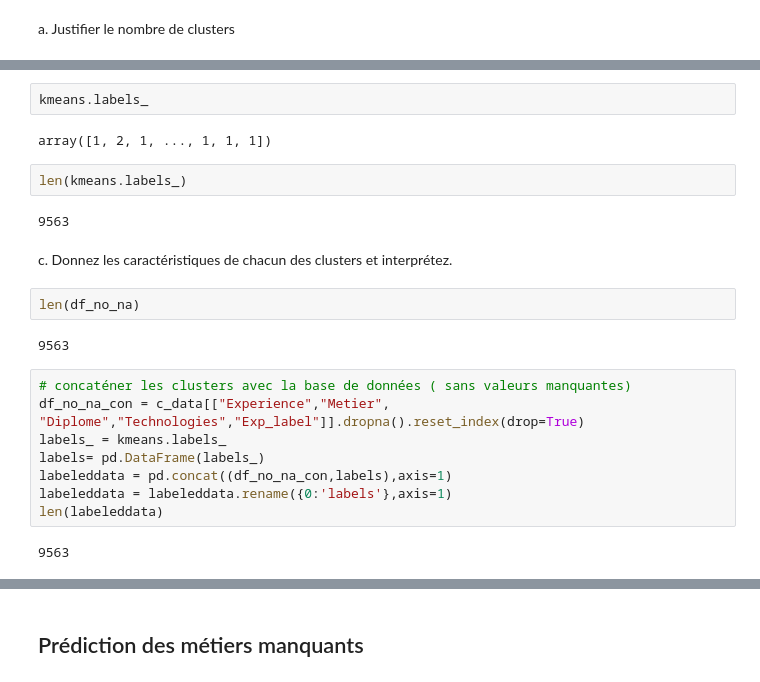
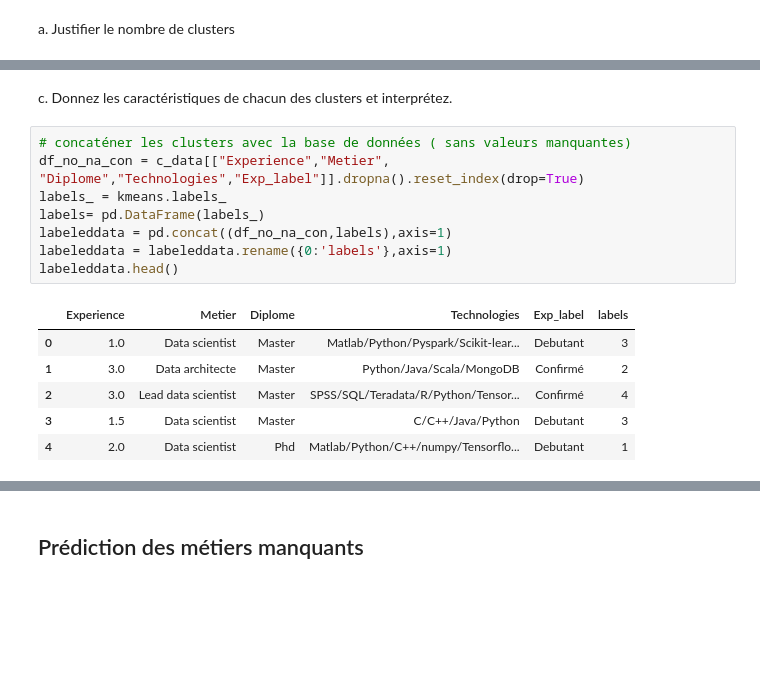
Before and after one commit to Maryem-Bouhadda/Profile-prediction, a Jupyter notebook: Prediction_metiers.ipynb, the cells around one changed output, grey strips where cells are left out. Saved outputs shown, nothing was run; the diff lists cells and outputs as text; blank space fills up the shorter version.

```diff
--- a/Prediction_metiers.ipynb
+++ b/Prediction_metiers.ipynb
@@ -489,24 +527,17 @@ kmeans.inertia_
-# %%
-kmeans.labels_
-# %% [output]
-array([1, 2, 1, ..., 1, 1, 1])
-# %%
-len(kmeans.labels_)
-# %% [output]
-9563
 # %% [markdown]
  c. Donnez les caractéristiques de chacun des clusters et interprétez.
-# %%
-len(df_no_na)
-# %% [output]
-9563
 # %%
 # concaténer les clusters avec la base de données ( sans valeurs manquantes)
 df_no_na_con = c_data[["Experience","Metier", "Diplome","Technologies","Exp_label"]].dropna().reset_index(drop=True)
 labels_ = kmeans.labels_
 labels= pd.DataFrame(labels_)
 labeleddata = pd.concat((df_no_na_con,labels),axis=1)
 labeleddata = labeleddata.rename({0:'labels'},axis=1)
-len(labeleddata)
+labeleddata.head()
 # %% [output]
-9563
+|  | Experience | Metier | Diplome | Technologies | Exp_label | labels |
+| 0 | 1.0 | Data scientist | Master | Matlab/Python/Pyspark/Scikit-lear... | Debutant | 3 |
+| 1 | 3.0 | Data architecte | Master | Python/Java/Scala/MongoDB | Confirmé | 2 |
+| 2 | 3.0 | Lead data scientist | Master | SPSS/SQL/Teradata/R/Python/Tensor... | Confirmé | 4 |
+| 3 | 1.5 | Data scientist | Master | C/C++/Java/Python | Debutant | 3 |
+| 4 | 2.0 | Data scientist | Phd | Matlab/Python/C++/numpy/Tensorflo... | Debutant | 1 |
```
Also changed, not shown: parts of 75 cells of this notebook.
